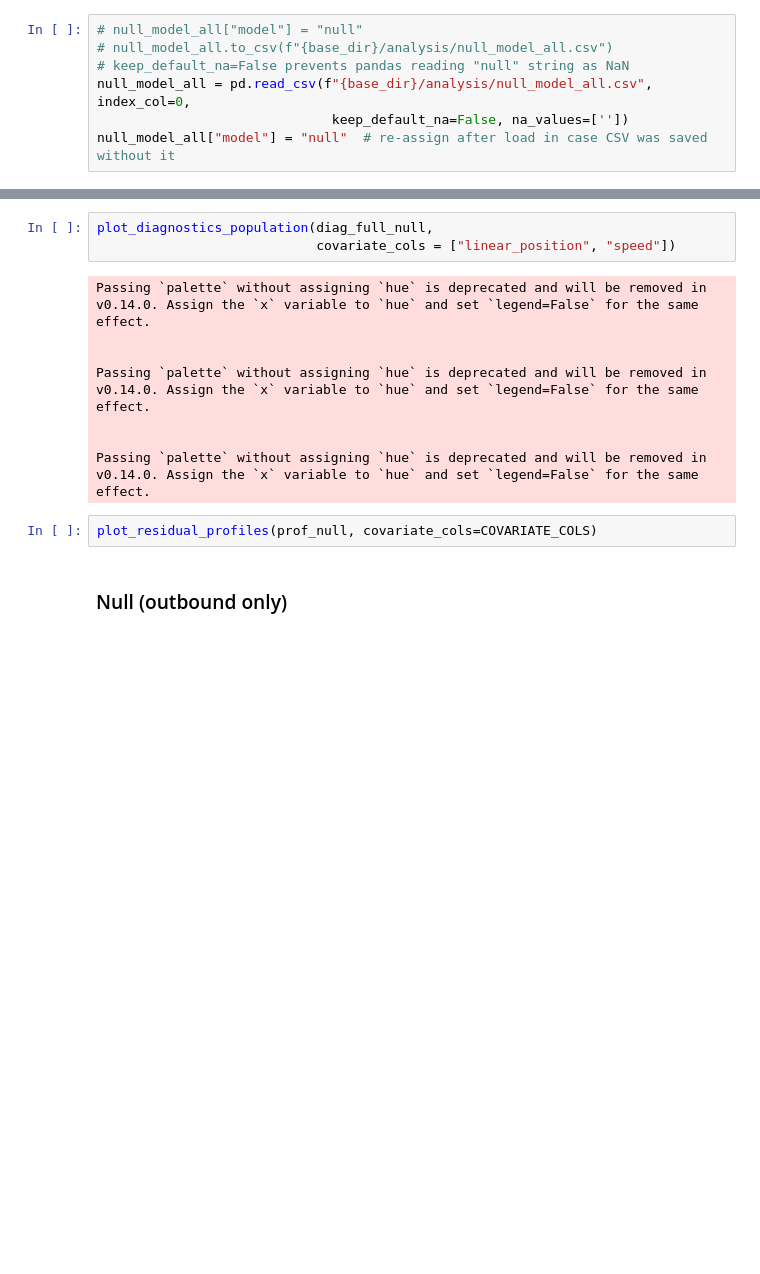
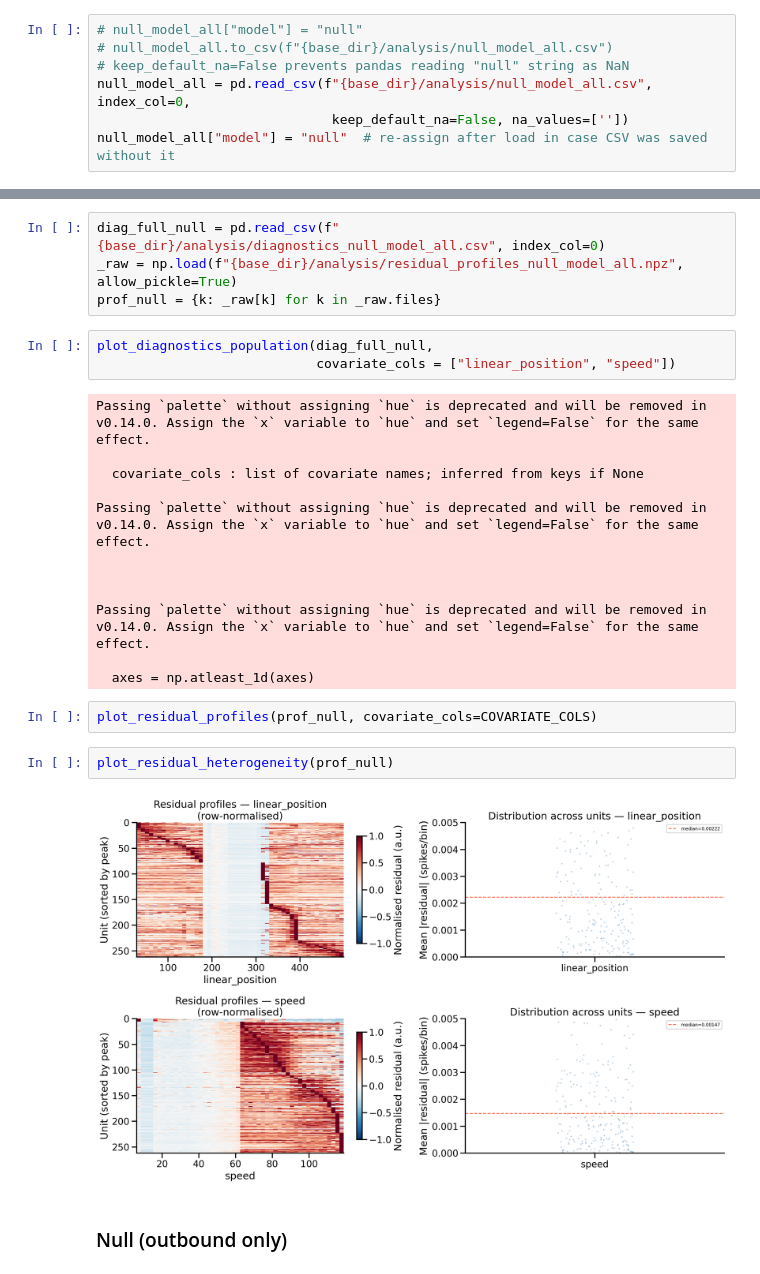
Before and after one commit to anirudh073/pfc-movement-analysis, a Jupyter notebook: notebooks/encoding.ipynb, the cells around one changed output, grey strips where cells are left out. Cells and saved outputs as stored; diff of their text form; blank space fills up the shorter version.

Commit message:
add population level residual analysis

```diff
--- a/notebooks/encoding.ipynb
+++ b/notebooks/encoding.ipynb
@@ -250,16 +247,28 @@ Saved → /media/labuser/NA_1_2025/spyglass/wilbur//analysis/residual_profiles_n
+# %%
+diag_full_null = pd.read_csv(f"{base_dir}/analysis/diagnostics_null_model_all.csv", index_col=0)
+_raw = np.load(f"{base_dir}/analysis/residual_profiles_null_model_all.npz", allow_pickle=True)
+prof_null = {k: _raw[k] for k in _raw.files}
 # %%
 plot_diagnostics_population(diag_full_null,
                             covariate_cols = ["linear_position", "speed"])
 # %% [output]
 Passing `palette` without assigning `hue` is deprecated and will be removed in v0.14.0. Assign the `x` variable to `hue` and set `legend=False` for the same effect.
+
+  covariate_cols : list of covariate names; inferred from keys if None
+
+Passing `palette` without assigning `hue` is deprecated and will be removed in v0.14.0. Assign the `x` variable to `hue` and set `legend=False` for the same effect.
+
 
 
 Passing `palette` without assigning `hue` is deprecated and will be removed in v0.14.0. Assign the `x` variable to `hue` and set `legend=False` for the same effect.
 
-
-Passing `palette` without assigning `hue` is deprecated and will be removed in v0.14.0. Assign the `x` variable to `hue` and set `legend=False` for the same effect.
+  axes = np.atleast_1d(axes)
 # %%
 plot_residual_profiles(prof_null, covariate_cols=COVARIATE_COLS)
+# %%
+plot_residual_heterogeneity(prof_null)
+# %% [output]
+[figure, added]
 # %% [markdown]
 ### Null (outbound only)
 # %% [markdown]
```
Also changed, not shown: parts of 13 cells of this notebook, 1 other file.
